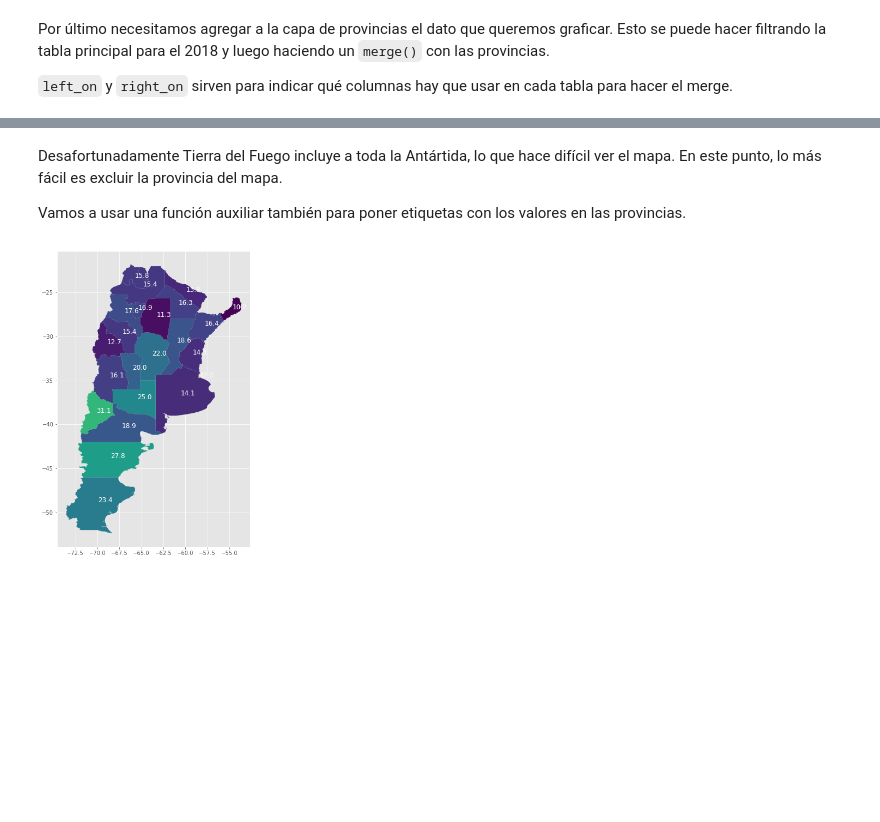
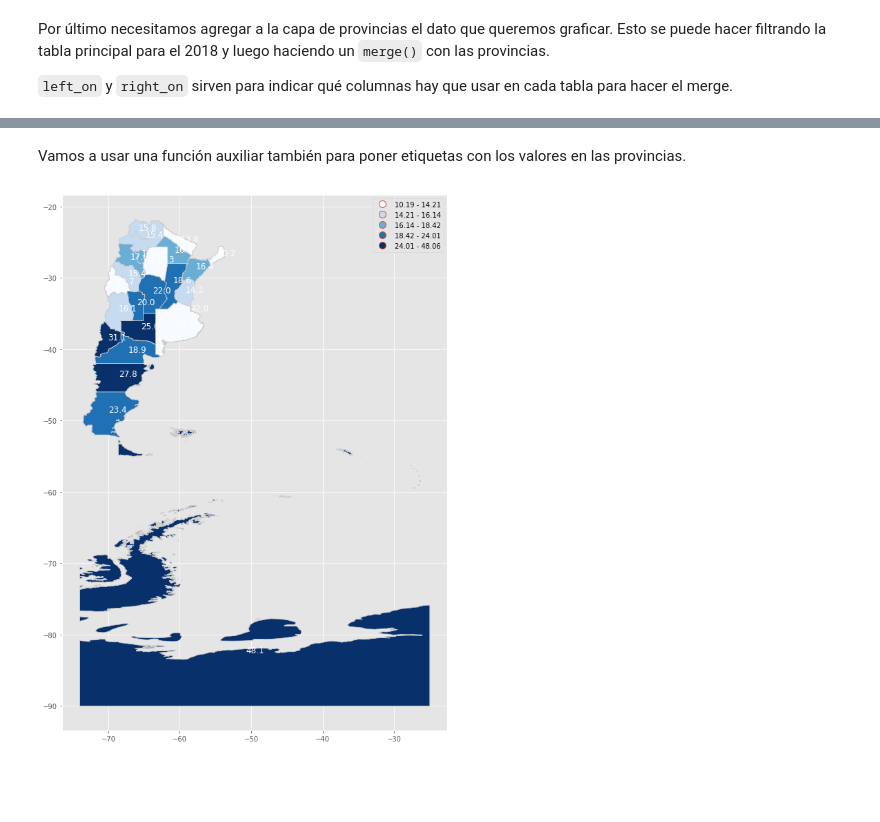
Before and after one commit to abenassi/analisis-datos-python, a Jupyter notebook: exploracion-general.ipynb, the cells around one changed output, grey strips where cells are left out. Saved outputs shown, nothing was run; the diff lists cells and outputs as text; code cells hidden in the pictures; blank space fills up the shorter version.

Commit message:
Reorganizo la sección de provincias y hago cambios menores en los ploteos.

```diff
--- a/exploracion-general.ipynb
+++ b/exploracion-general.ipynb
@@ -550,5 +619,5 @@ autos_poblacion["autos_patent_1000hab"] = autos_poblacion.cantidad_inscripciones
 # %%
-autos_poblacion[autos_poblacion.anio == 2018].set_index("provincia_inscripcion_inicial")["autos_patent_1000hab"].sort_values().plot("barh")
+autos_poblacion[autos_poblacion.anio_inscripcion_inicial == 2018].set_index("provincia_inscripcion_inicial")["autos_patent_1000hab"].sort_values().plot("barh")
 # %% [output]
 <matplotlib.axes._subplots.AxesSubplot at 0x...>
 [figure]
@@ -638,13 +707,12 @@ provincias_patent_2018.plot(figsize=(10, 15), column="autos_patent_1000hab")
 # %% [markdown]
-Desafortunadamente Tierra del Fuego incluye a toda la Antártida, lo que hace difícil ver el mapa. En este punto, lo más fácil es excluir la provincia del mapa.
-
 Vamos a usar una función auxiliar también para poner etiquetas con los valores en las provincias.
 # %%
 from helpers import add_labels_to_geodataframe
 # %%
-ax = provincias_patent_2018[provincias_patent_2018.id != "94"].plot(figsize=(10, 10),
-                                                                    column="autos_patent_1000hab")
+ax = provincias_patent_2018.plot(figsize=(10, 15), column="autos_patent_1000hab",
+                                                                    cmap='Blues', scheme='quantiles', legend=True, linewidth=0.8, edgecolor='0.8')
+
 
 add_labels_to_geodataframe(ax, provincias_patent_2018, "autos_patent_1000hab", round_decimals=1)
 # %% [output]
-[figure, old version]
+[figure, new version]
```
Also changed, not shown: parts of 21 cells of this notebook.
